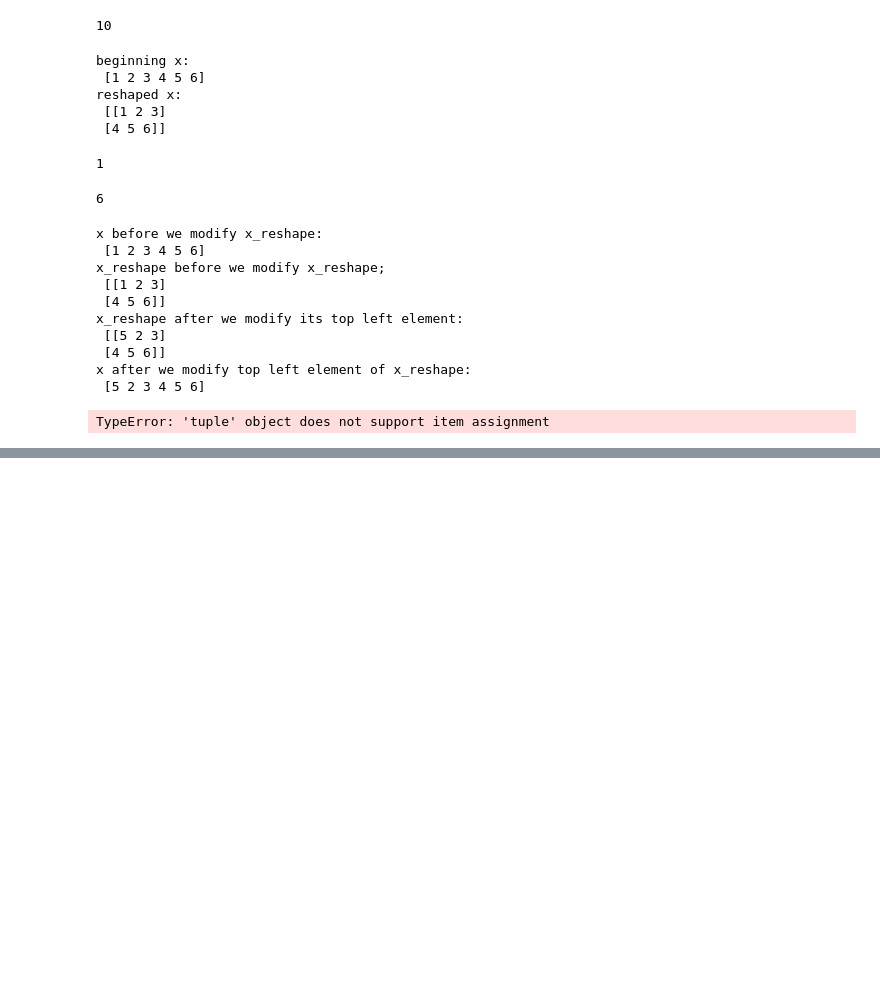
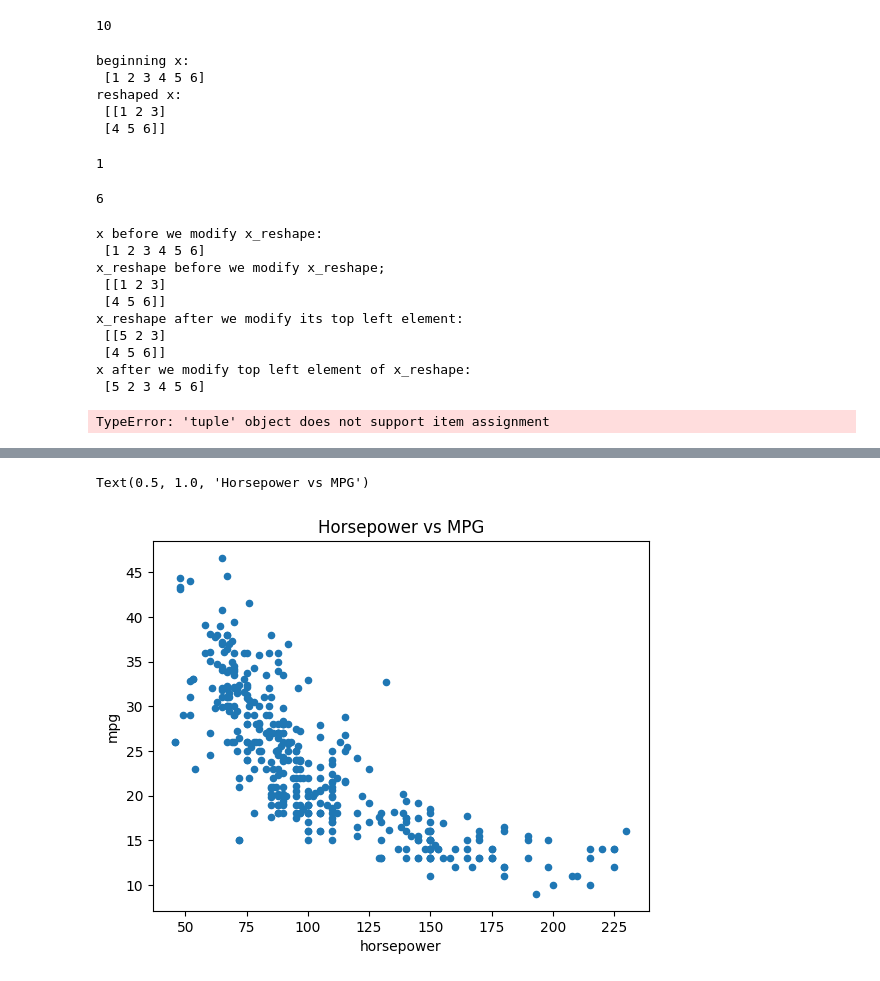
Before and after one commit to MrEcE0046/AI-ML-Grundkunskaper, a Jupyter notebook: Statistiska_Metoder/Exercise/EX00.ipynb, the cells around one changed output, grey strips where cells are left out. Drawn from its saved outputs; the diff is of its cells as text; code cells hidden in the pictures; blank space fills up the shorter version.

```diff
--- a/Statistiska_Metoder/Exercise/EX00.ipynb
+++ b/Statistiska_Metoder/Exercise/EX00.ipynb
@@ -358,0 +386,6 @@ array([ 0,  1,  2,  3,  4,  5,  6,  7,  8,  9, 10])
+# %%
+ax = Auto.plot.scatter("horsepower" , "mpg")
+ax.set_title("Horsepower vs MPG")
+# %% [output]
+Text(0.5, 1.0, 'Horsepower vs MPG')
+[figure, added]
```
Also changed, not shown: parts of 112 cells of this notebook, 5 other files.
